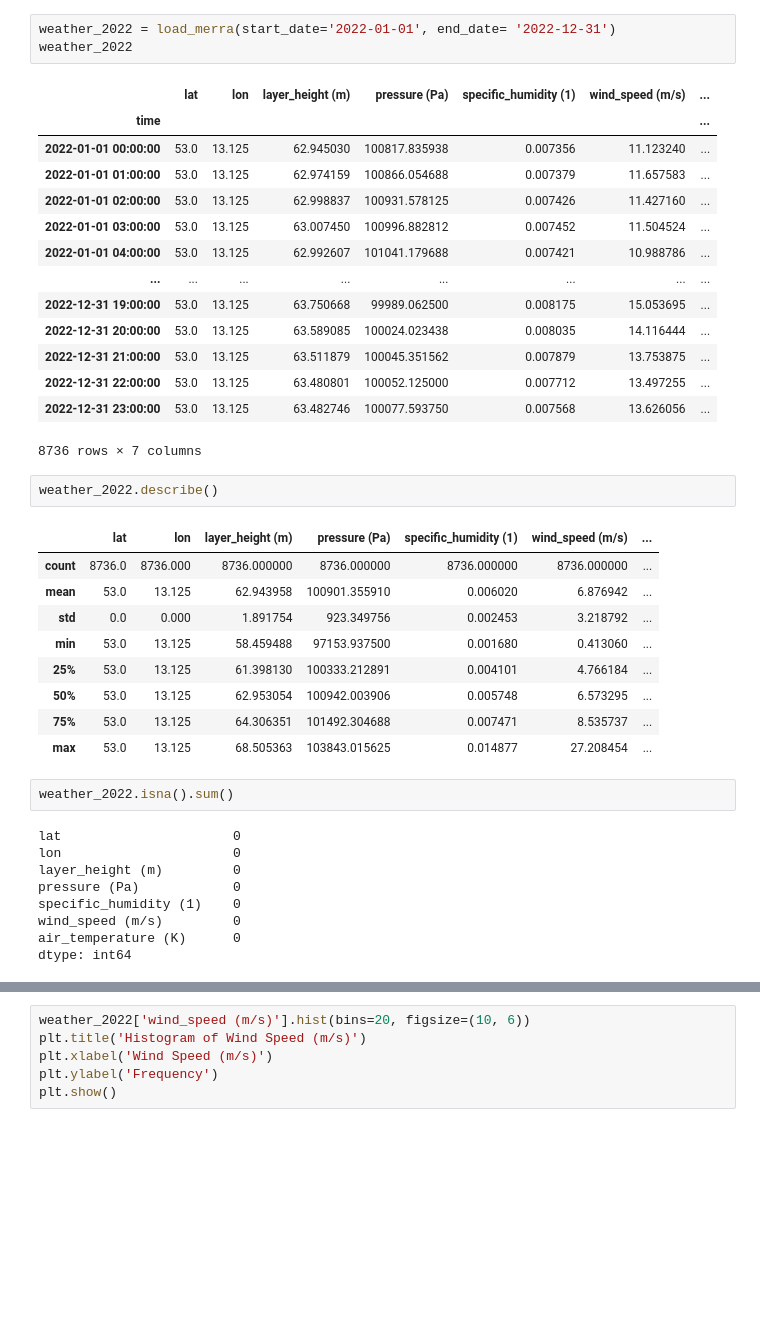
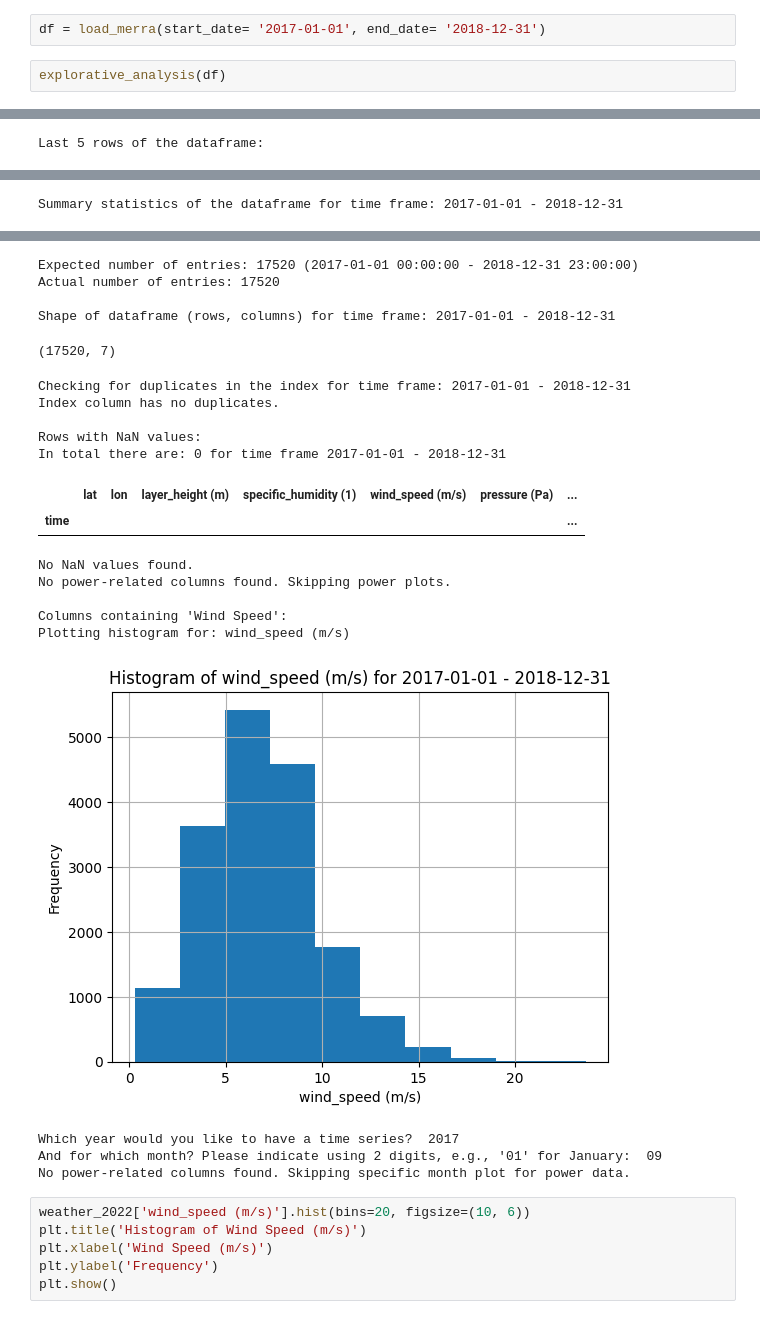
Before and after one commit to Manuel3567/master-thesis, a Jupyter notebook: notebooks/003_merra.ipynb, the cells around one changed output, grey strips where cells are left out. Saved outputs shown, nothing was run; the diff lists cells and outputs as text; blank space fills up the shorter version.

```diff
--- a/notebooks/003_merra.ipynb
+++ b/notebooks/003_merra.ipynb
@@ -29,41 +23,5 @@ import seaborn as sns
 # %%
-weather_2022 = load_merra(start_date='2022-01-01', end_date= '2022-12-31')
-weather_2022
+df = load_merra(start_date= '2017-01-01', end_date= '2018-12-31')
-# %% [output]
-|  | lat | lon | layer_height (m) | pressure (Pa) | specific_humidity (1) | wind_speed (m/s) | ... |
-| time |  |  |  |  |  |  | ... |
-| 2022-01-01 00:00:00 | 53.0 | 13.125 | 62.945030 | 100817.835938 | 0.007356 | 11.123240 | ... |
-| 2022-01-01 01:00:00 | 53.0 | 13.125 | 62.974159 | 100866.054688 | 0.007379 | 11.657583 | ... |
-| 2022-01-01 02:00:00 | 53.0 | 13.125 | 62.998837 | 100931.578125 | 0.007426 | 11.427160 | ... |
-| 2022-01-01 03:00:00 | 53.0 | 13.125 | 63.007450 | 100996.882812 | 0.007452 | 11.504524 | ... |
-| 2022-01-01 04:00:00 | 53.0 | 13.125 | 62.992607 | 101041.179688 | 0.007421 | 10.988786 | ... |
-| ... | ... | ... | ... | ... | ... | ... | ... |
-| 2022-12-31 19:00:00 | 53.0 | 13.125 | 63.750668 | 99989.062500 | 0.008175 | 15.053695 | ... |
-| 2022-12-31 20:00:00 | 53.0 | 13.125 | 63.589085 | 100024.023438 | 0.008035 | 14.116444 | ... |
-| 2022-12-31 21:00:00 | 53.0 | 13.125 | 63.511879 | 100045.351562 | 0.007879 | 13.753875 | ... |
-| 2022-12-31 22:00:00 | 53.0 | 13.125 | 63.480801 | 100052.125000 | 0.007712 | 13.497255 | ... |
-| 2022-12-31 23:00:00 | 53.0 | 13.125 | 63.482746 | 100077.593750 | 0.007568 | 13.626056 | ... |
-8736 rows × 7 columns
-# %%
-weather_2022.describe()
-# %% [output]
-|  | lat | lon | layer_height (m) | pressure (Pa) | specific_humidity (1) | wind_speed (m/s) | ... |
-| count | 8736.0 | 8736.000 | 8736.000000 | 8736.000000 | 8736.000000 | 8736.000000 | ... |
-| mean | 53.0 | 13.125 | 62.943958 | 100901.355910 | 0.006020 | 6.876942 | ... |
-| std | 0.0 | 0.000 | 1.891754 | 923.349756 | 0.002453 | 3.218792 | ... |
-| min | 53.0 | 13.125 | 58.459488 | 97153.937500 | 0.001680 | 0.413060 | ... |
-| 25% | 53.0 | 13.125 | 61.398130 | 100333.212891 | 0.004101 | 4.766184 | ... |
-| 50% | 53.0 | 13.125 | 62.953054 | 100942.003906 | 0.005748 | 6.573295 | ... |
-| 75% | 53.0 | 13.125 | 64.306351 | 101492.304688 | 0.007471 | 8.535737 | ... |
-| max | 53.0 | 13.125 | 68.505363 | 103843.015625 | 0.014877 | 27.208454 | ... |
-# %%
-weather_2022.isna().sum()
-# %% [output]
-lat                      0
-lon                      0
-layer_height (m)         0
-pressure (Pa)            0
-specific_humidity (1)    0
-wind_speed (m/s)         0
-air_temperature (K)      0
-dtype: int64
+# %%
+explorative_analysis(df)
+# %% [output]
@@ -69,0 +37 @@ dtype: int64
+Last 5 rows of the dataframe:
@@ -69,0 +45 @@ dtype: int64
+Summary statistics of the dataframe for time frame: 2017-01-01 - 2018-12-31
@@ -70,3 +55,24 @@ dtype: int64
+Expected number of entries: 17520 (2017-01-01 00:00:00 - 2018-12-31 23:00:00)
+Actual number of entries: 17520
+
+Shape of dataframe (rows, columns) for time frame: 2017-01-01 - 2018-12-31
+(17520, 7)
+Checking for duplicates in the index for time frame: 2017-01-01 - 2018-12-31
+Index column has no duplicates.
+
+Rows with NaN values:
+In total there are: 0 for time frame 2017-01-01 - 2018-12-31
+|  | lat | lon | layer_height (m) | specific_humidity (1) | wind_speed (m/s) | pressure (Pa) | ... |
+| time |  |  |  |  |  |  | ... |
+No NaN values found.
+No power-related columns found. Skipping power plots.
+
+Columns containing 'Wind Speed':
+Plotting histogram for: wind_speed (m/s)
+[figure, added]
+Which year would you like to have a time series?  2017
+And for which month? Please indicate using 2 digits, e.g., '01' for January:  09
+No power-related columns found. Skipping specific month plot for power data.
 # %%
 weather_2022['wind_speed (m/s)'].hist(bins=20, figsize=(10, 6))
 plt.title('Histogram of Wind Speed (m/s)')
```
Also changed, not shown: parts of 7 cells of this notebook, 7 other files.
